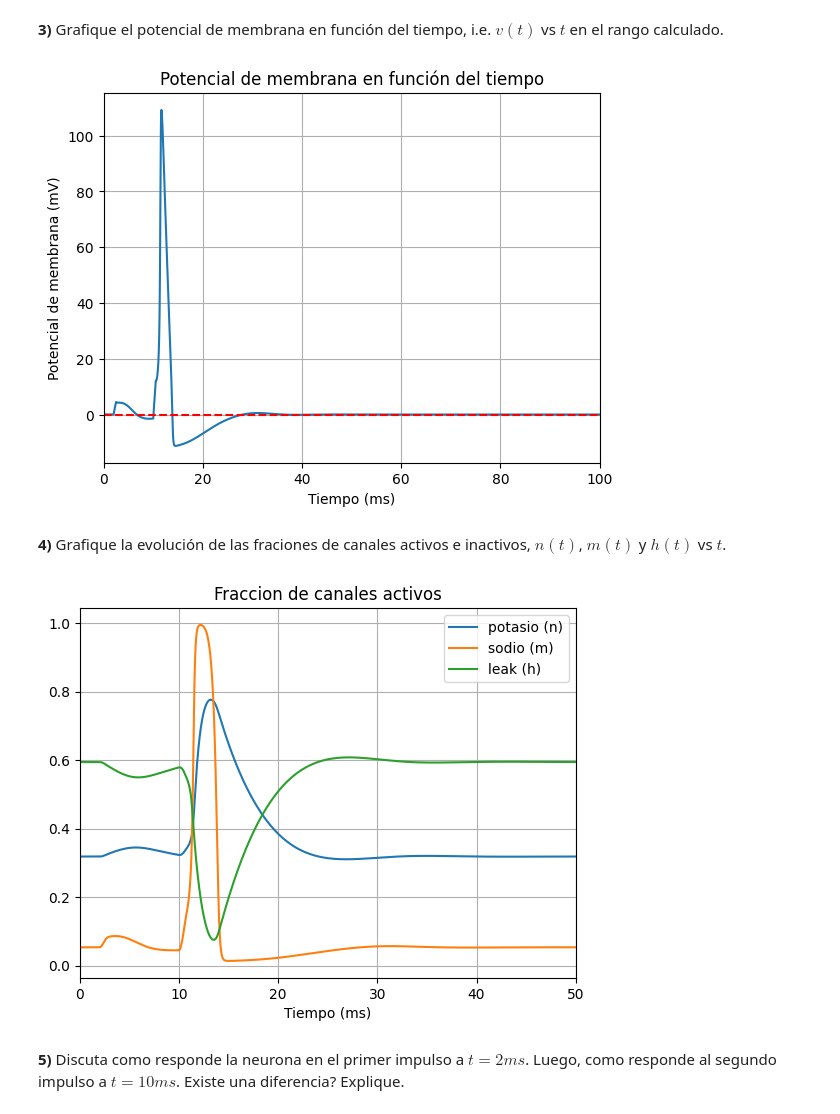
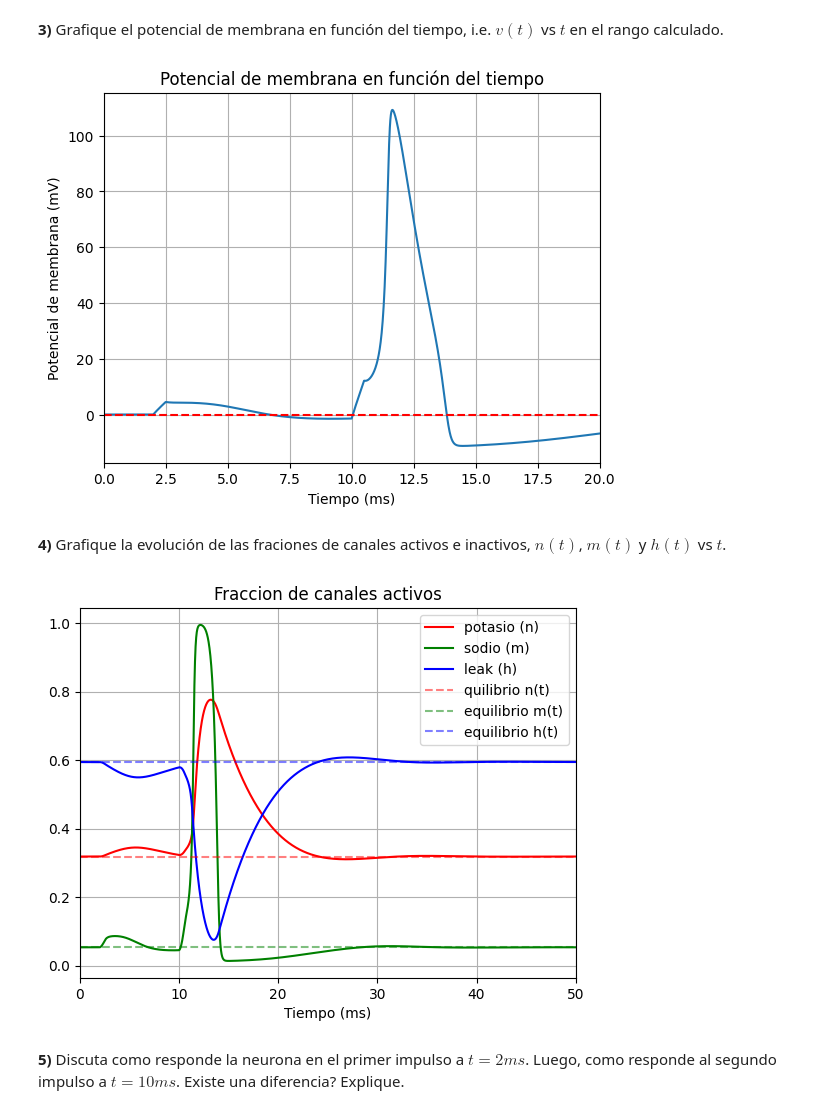
Before and after one commit to AdolfoBanchio/Modelo-Hodgkin-y-Huxley, a Jupyter notebook: redes_neuronales_2024_guia_8.ipynb, the cells around one changed output. Cells and saved outputs as stored; diff of their text form; code cells hidden in the pictures.

```diff
--- a/redes_neuronales_2024_guia_8.ipynb
+++ b/redes_neuronales_2024_guia_8.ipynb
@@ -602,25 +602,28 @@ plt.xlabel('Tiempo (ms)')
 plt.ylabel('Potencial de membrana (mV)')
 plt.title('Potencial de membrana en función del tiempo')
 plt.axhline(y=v_eq, color='r', linestyle='--', label='v_eq')
-plt.xlim(0,100)
+plt.xlim(0,20)
 plt.grid()
 plt.show()
 # %% [output]
-[figure, old version]
+[figure, new version]
 # %% [markdown]
 **4)** Grafique la evolución de las fraciones de canales activos e inactivos, $n(t)$, $m(t)$ y $h(t)$ vs $t$.
 # %%
-plt.plot(t_2,n_2,label='potasio (n)')
-plt.plot(t_2,m_2,label='sodio (m)')
-plt.plot(t_2,h_2,label='leak (h)')
+plt.plot(t_2,n_2,label='potasio (n)', color='r')
+plt.plot(t_2,m_2,label='sodio (m)', color='g')
+plt.plot(t_2,h_2,label='leak (h)', color='b')
+plt.axhline(y=n_eq, color='r', linestyle='--', label='quilibrio n(t)', alpha=0.5)
+plt.axhline(y=m_eq, color='g', linestyle='--', label='equilibrio m(t)', alpha=0.5)
+plt.axhline(y=h_eq, color='b', linestyle='--', label='equilibrio h(t)', alpha=0.5)
 plt.xlabel('Tiempo (ms)')
 plt.title('Fraccion de canales activos')
 plt.xlim(0,50)
 plt.legend()
 plt.grid()
 plt.show()
 # %% [output]
-[figure, old version]
+[figure, new version]
 # %% [markdown]
 **5)** Discuta como responde la neurona en el primer impulso a $t=2ms$. Luego, como responde al segundo impulso a $t=10ms$. Existe una diferencia? Explique.
 # %% [markdown]
```
Also changed, not shown: parts of 5 cells of this notebook, 1 other file.
